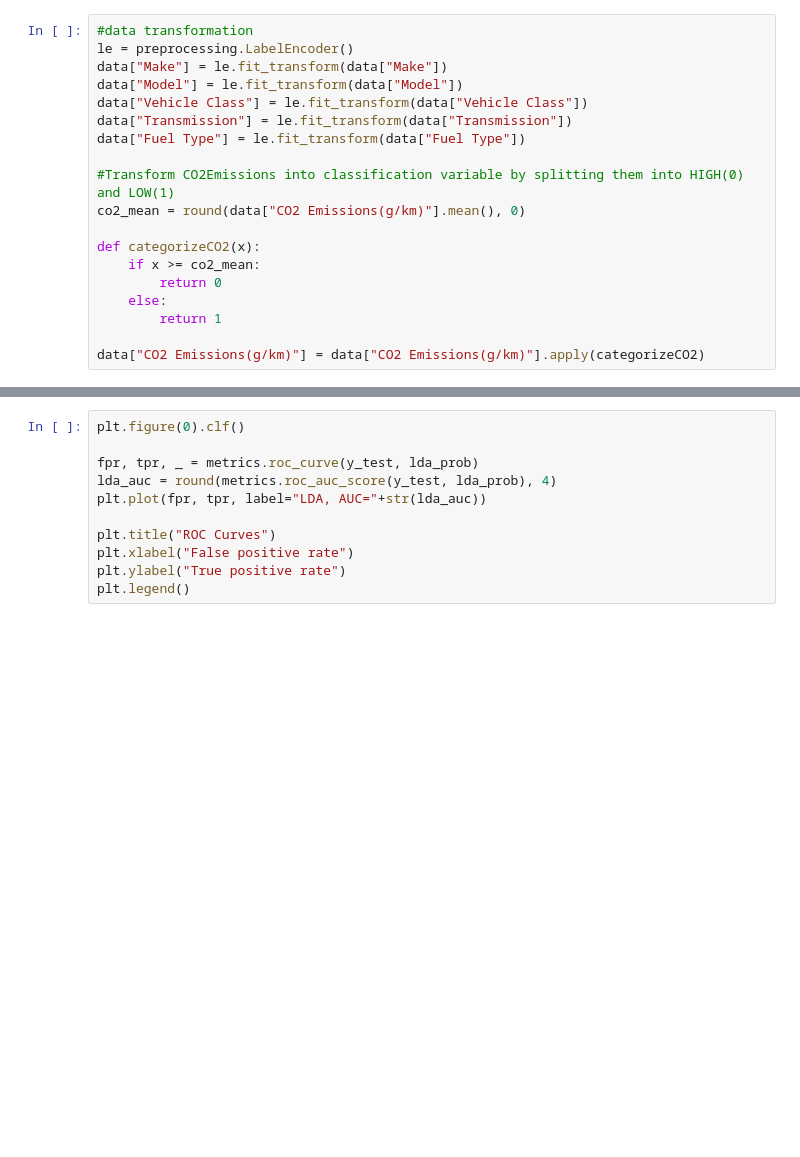
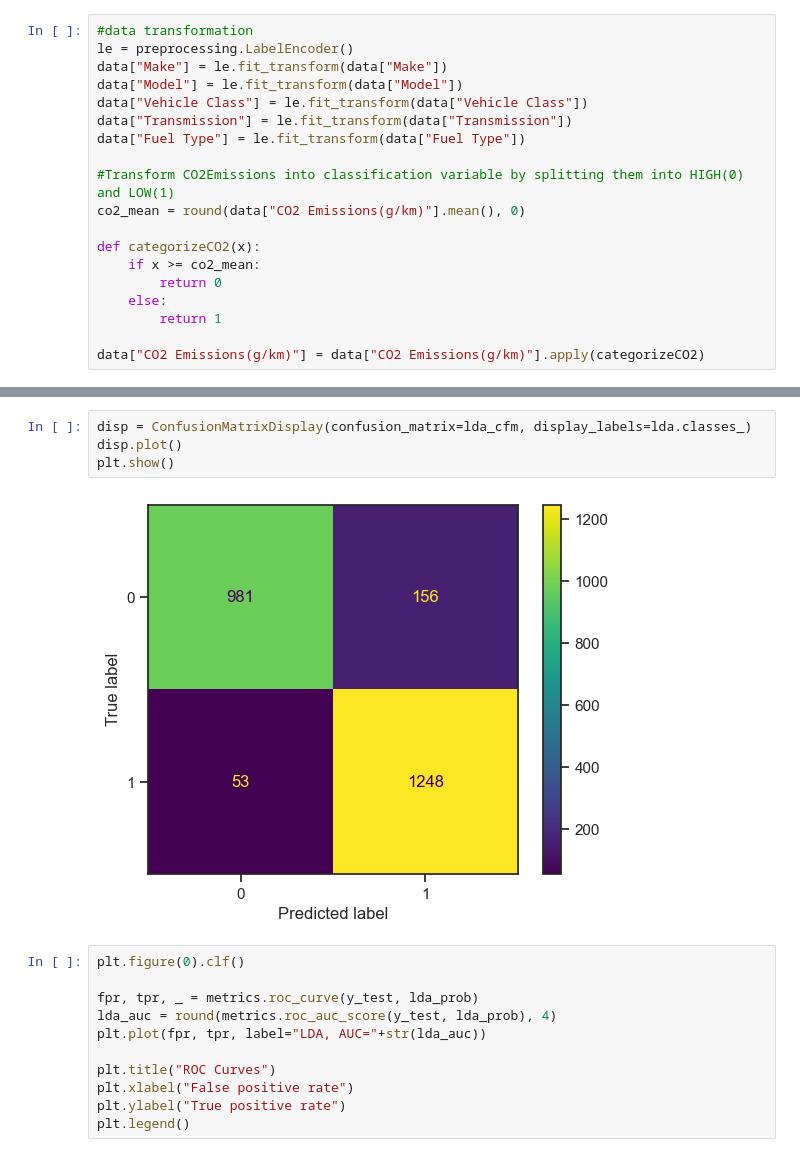
Before and after one commit to alex-rab/spds_WS_2022-23, a Jupyter notebook: Classification/Classification.ipynb, the cells around one changed output, grey strips where cells are left out. Drawn from its saved outputs; the diff is of its cells as text; blank space fills up the shorter version.

```diff
--- a/Classification/Classification.ipynb
+++ b/Classification/Classification.ipynb
@@ -126,3 +101,9 @@ print(lda_acc)
+# %%
+disp = ConfusionMatrixDisplay(confusion_matrix=lda_cfm, display_labels=lda.classes_)
+disp.plot()
+plt.show()
+# %% [output]
+[figure, added]
 # %%
 plt.figure(0).clf()
 
```
Also changed, not shown: parts of 6 cells of this notebook.
